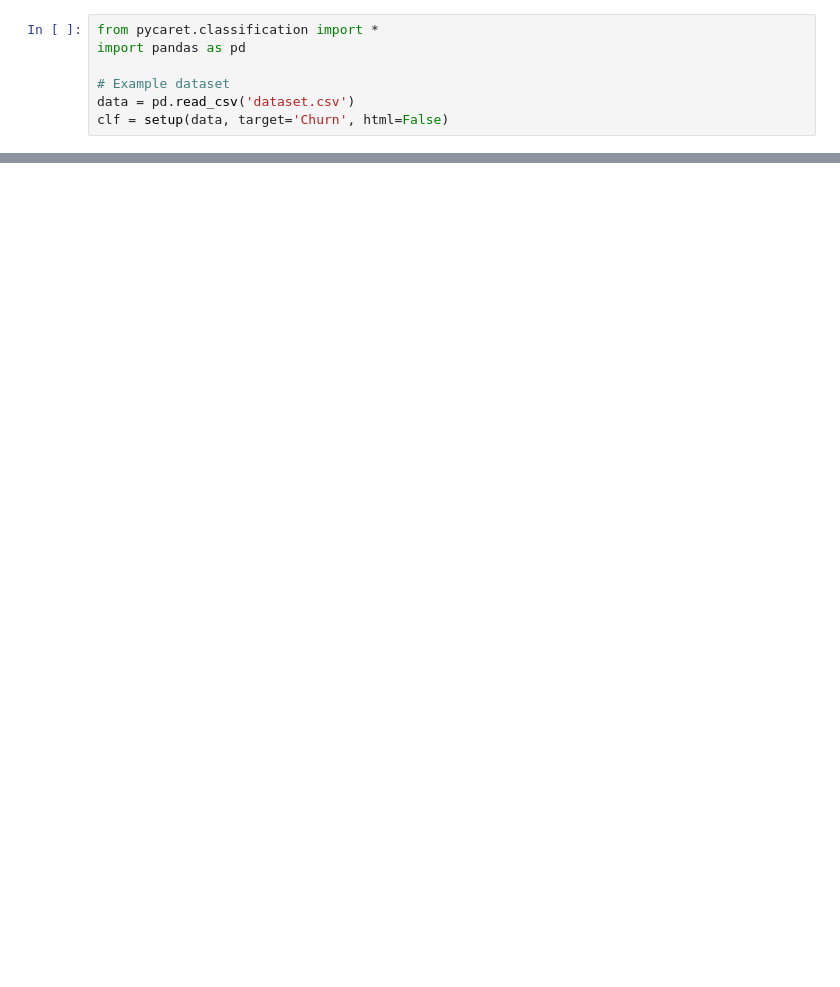
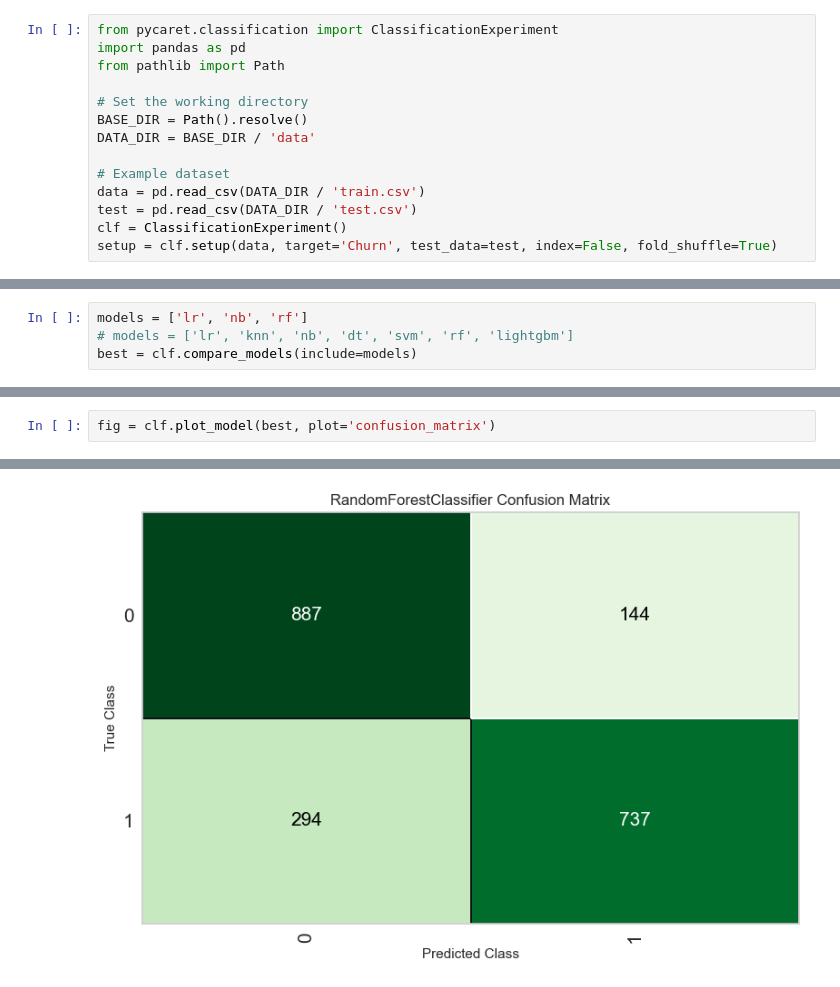
Before and after one commit to Ravikumarchavva/flrs_sue, a Jupyter notebook: mvp.ipynb, the cells around one changed output, grey strips where cells are left out. Drawn from its saved outputs; the diff is of its cells as text; blank space fills up the shorter version.

```diff
--- a/mvp.ipynb
+++ b/mvp.ipynb
@@ -1,8 +1,15 @@
 # %%
-from pycaret.classification import *
+from pycaret.classification import ClassificationExperiment
 import pandas as pd
+from pathlib import Path
+
+# Set the working directory
+BASE_DIR = Path().resolve()
+DATA_DIR = BASE_DIR / 'data'
 
 # Example dataset
-data = pd.read_csv('dataset.csv')
-clf = setup(data, target='Churn', html=False)
+data = pd.read_csv(DATA_DIR / 'train.csv')
+test = pd.read_csv(DATA_DIR / 'test.csv')
+clf = ClassificationExperiment()
+setup = clf.setup(data, target='Churn', test_data=test, index=False, fold_shuffle=True)
 # %% [output]
@@ -53,0 +53,4 @@ results_json = results.to_json(orient='split')  # Convert to JSON
+# %%
+models = ['lr', 'nb', 'rf']
+# models = ['lr', 'knn', 'nb', 'dt', 'svm', 'rf', 'lightgbm']
+best = clf.compare_models(include=models)
@@ -53,0 +98,3 @@ results_json = results.to_json(orient='split')  # Convert to JSON
+# %%
+fig = clf.plot_model(best, plot='confusion_matrix')
+# %% [output]
@@ -53,0 +102 @@ results_json = results.to_json(orient='split')  # Convert to JSON
+[figure, added]
```
Also changed, not shown: parts of 8 cells of this notebook, 14 other files.
